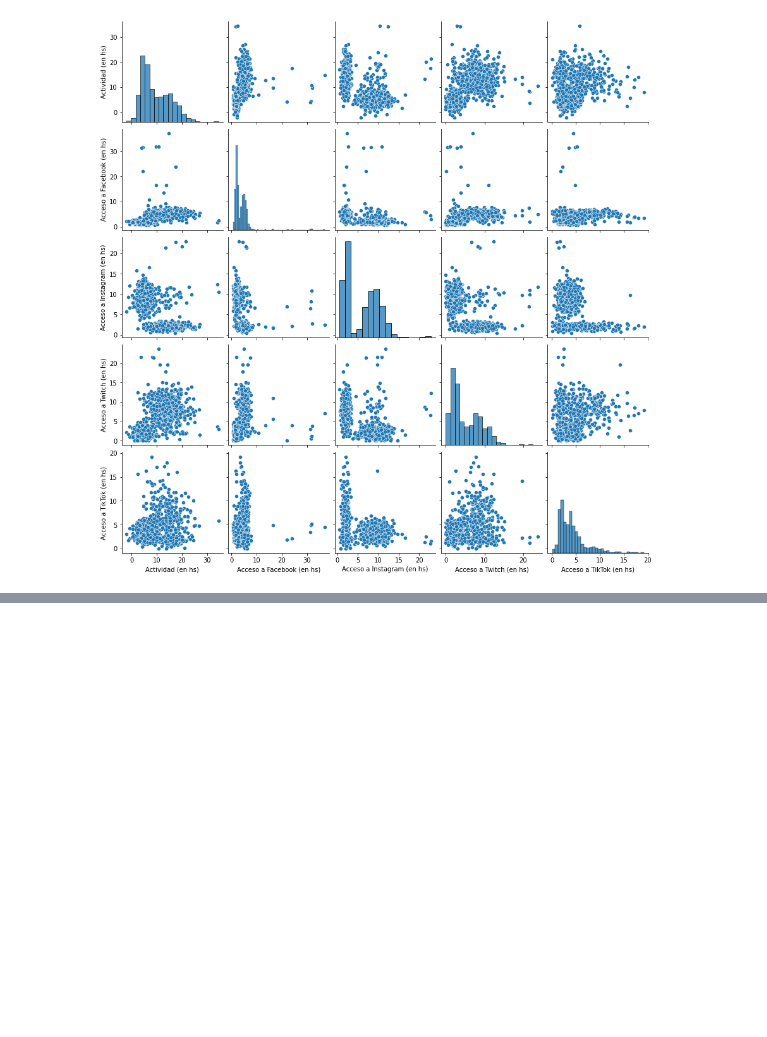
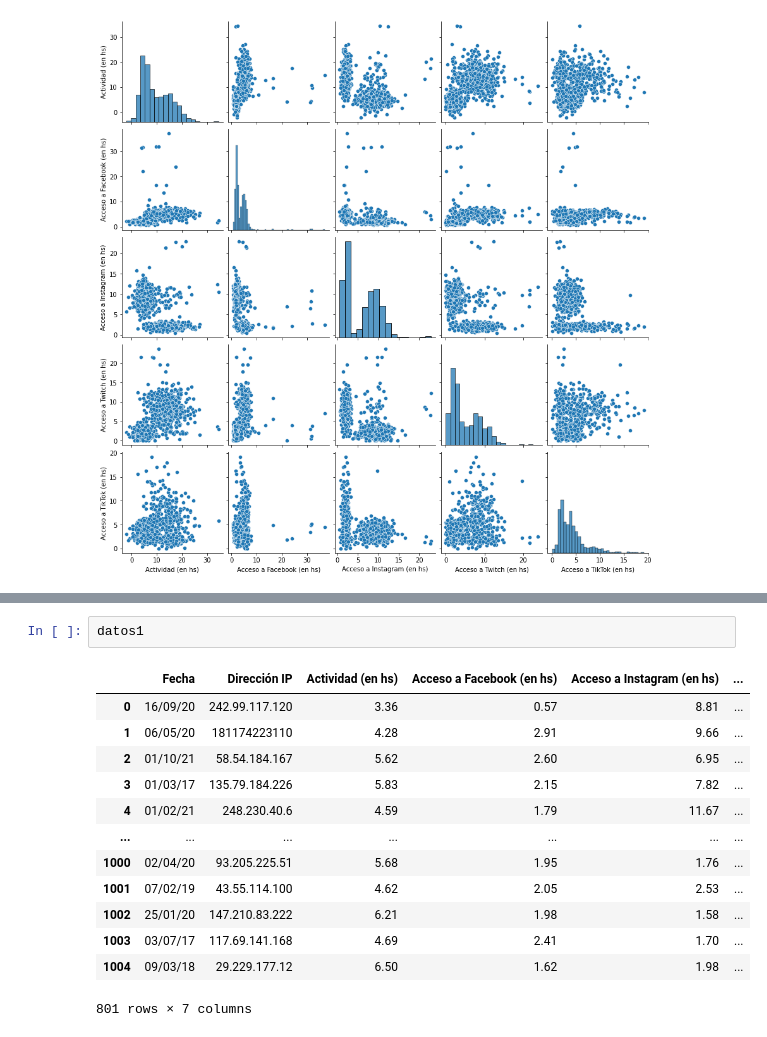
Before and after one commit to Lorenzoriccio/F-de-Informatica-sample, a Jupyter notebook: ciencia_de_datos/Pandas/Práctica/pandas4.ipynb, the cells around one changed output, grey strips where cells are left out. Saved outputs shown, nothing was run; the diff lists cells and outputs as text; blank space fills up the shorter version.

```diff
--- a/ciencia_de_datos/Pandas/Práctica/pandas4.ipynb
+++ b/ciencia_de_datos/Pandas/Práctica/pandas4.ipynb
@@ -112,0 +130,16 @@ sns.pairplot(datos)
+# %%
+datos1
+# %% [output]
+|  | Fecha | Dirección IP | Actividad (en hs) | Acceso a Facebook (en hs) | Acceso a Instagram (en hs) | ... |
+| 0 | 16/09/20 | 242.99.117.120 | 3.36 | 0.57 | 8.81 | ... |
+| 1 | 06/05/20 | 181174223110 | 4.28 | 2.91 | 9.66 | ... |
+| 2 | 01/10/21 | 58.54.184.167 | 5.62 | 2.60 | 6.95 | ... |
+| 3 | 01/03/17 | 135.79.184.226 | 5.83 | 2.15 | 7.82 | ... |
+| 4 | 01/02/21 | 248.230.40.6 | 4.59 | 1.79 | 11.67 | ... |
+| ... | ... | ... | ... | ... | ... | ... |
+| 1000 | 02/04/20 | 93.205.225.51 | 5.68 | 1.95 | 1.76 | ... |
+| 1001 | 07/02/19 | 43.55.114.100 | 4.62 | 2.05 | 2.53 | ... |
+| 1002 | 25/01/20 | 147.210.83.222 | 6.21 | 1.98 | 1.58 | ... |
+| 1003 | 03/07/17 | 117.69.141.168 | 4.69 | 2.41 | 1.70 | ... |
+| 1004 | 09/03/18 | 29.229.177.12 | 6.50 | 1.62 | 1.98 | ... |
+801 rows × 7 columns
```
Also changed, not shown: parts of 8 cells of this notebook, 1 other file.
